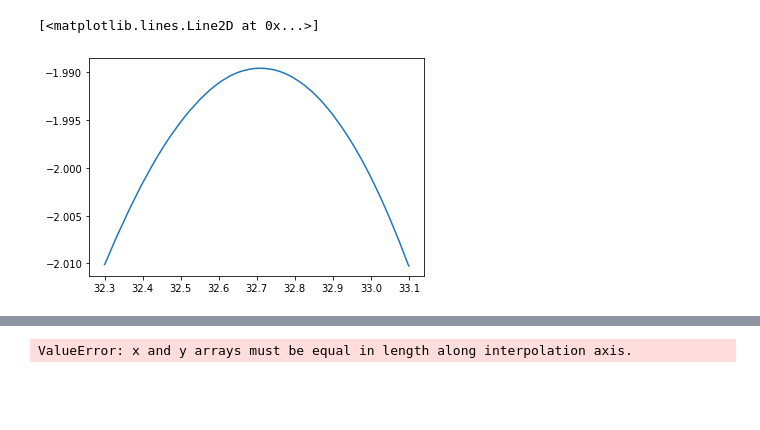
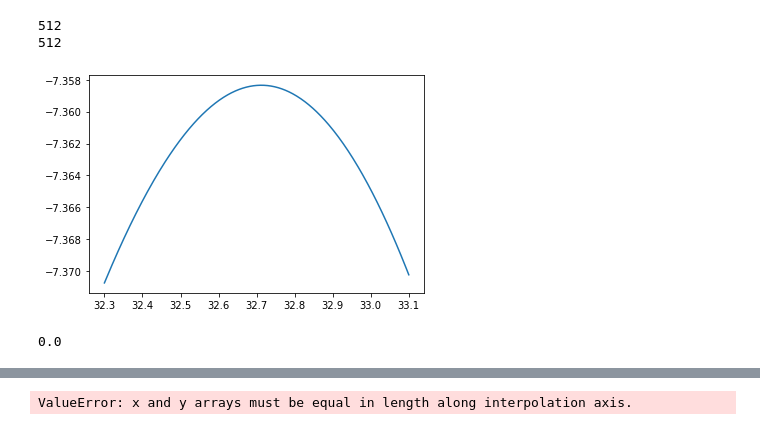
Before and after one commit to uva-spin/ANN-NMR, a Jupyter notebook: Q-Meter_Minuit_Fitting/Minuit Fitting.ipynb, the cells around one changed output, grey strips where cells are left out. Saved outputs shown, nothing was run; the diff lists cells and outputs as text; code cells hidden in the pictures; blank space fills up the shorter version.

```diff
--- a/Q-Meter_Minuit_Fitting/Minuit Fitting.ipynb
+++ b/Q-Meter_Minuit_Fitting/Minuit Fitting.ipynb
@@ -312,30 +312,40 @@ def Lineshape(x,P,U,knob,trim,eta,phi_const,Cstray):
 # %%
 df = pd.read_csv('Deuteron.csv',delimiter=',')
 
 f_values = df['freq_list'].apply(literal_eval)
 
 baseline_values = df['baseline'].apply(literal_eval)
 
 lineshape_values = df['fitsub'].apply(literal_eval)
 
 f = np.array(f_values[1])
 V = np.array(baseline_values[1])
-plt.plot(f,V)
+# plt.plot(f,V)
 # V = np.array(lineshape_values[6])
+
+U = 0.1
+knob = 0.1372
+# knob = 0.016
+trim = 1.5
+eta = 0.0104
+phi_const = 6.1319
+Cstray = 10**(-15)
+
+
+baseline = QCurve(f,U,knob,trim,eta,phi_const,Cstray)
+
+plt.plot(f,baseline)
 # %% [output]
-[<matplotlib.lines.Line2D at 0x...>]
+512
+512
-[figure, old version]
+[figure, new version]
 # %%
 def chi_squared(U,knob,trim,eta,phi_const,Cstray):
-    chi_squared = stat.chisquare(QCurve(f,U,knob,trim,eta,phi_const,Cstray),V)
-    # for i in range(len(f)):
-    #     # Calculate the expected value using the baseline function A
-    #     expected = QCurve(f[i],U,knob,trim,eta,phi_const,Cstray)
+    chi_squared = stat.chisquare(QCurve(f,U,knob,trim,eta,phi_const,Cstray),baseline)
+    return abs(chi_squared[0])
 
-    #     # Calculate the residual
-    #     residual = (V[i] - expected)
-    #     # since we don't have the uncertainties you can just consider the squared deviation
-    #     # Accumulate the chi-squared value
-    #     chi_squared += residual**2
-    return chi_squared[0]
+
+print(chi_squared(U,knob,trim,eta,phi_const,Cstray))
+# %% [output]
+0.0
 # %%
```
Also changed, not shown: parts of 2 cells of this notebook.
